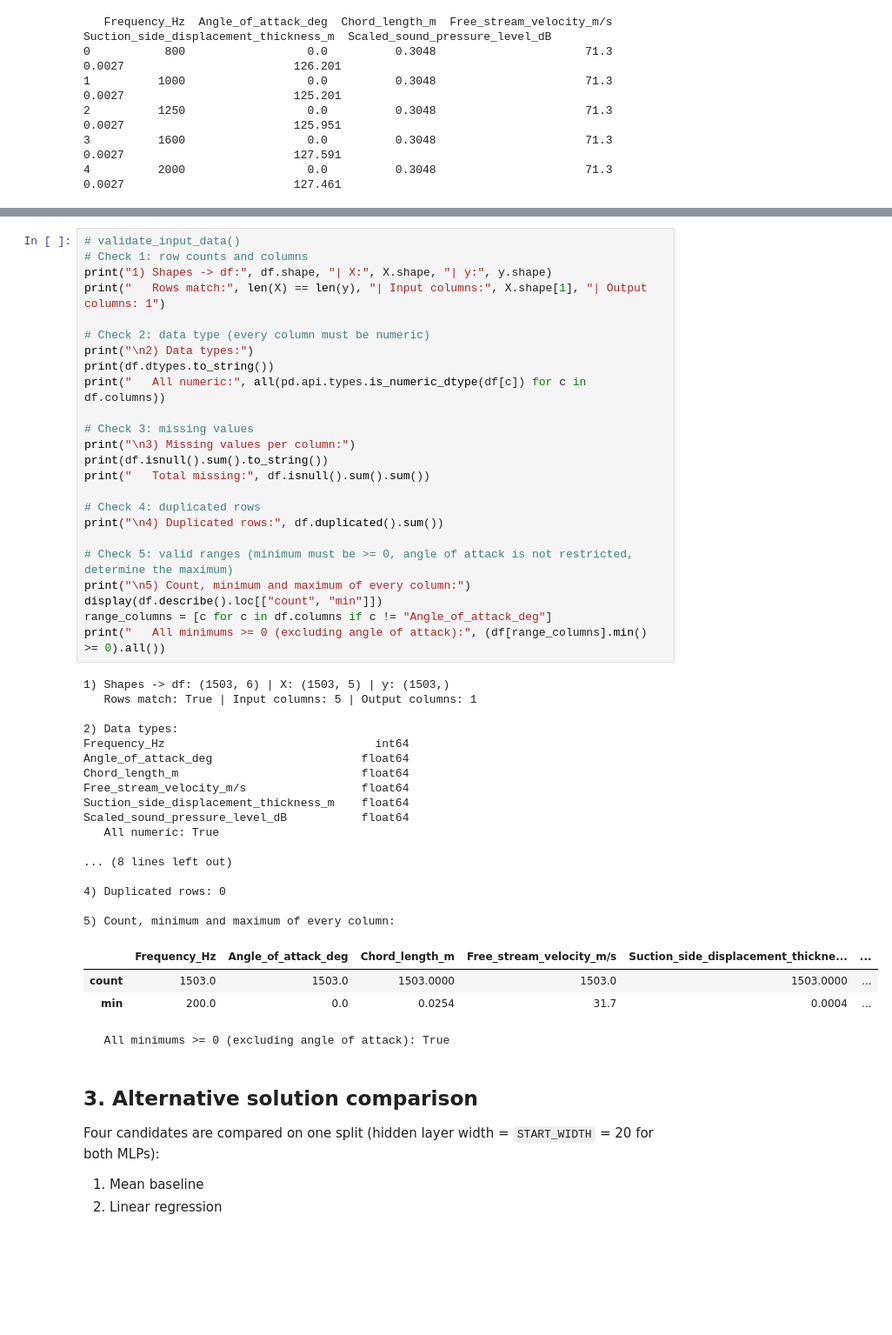
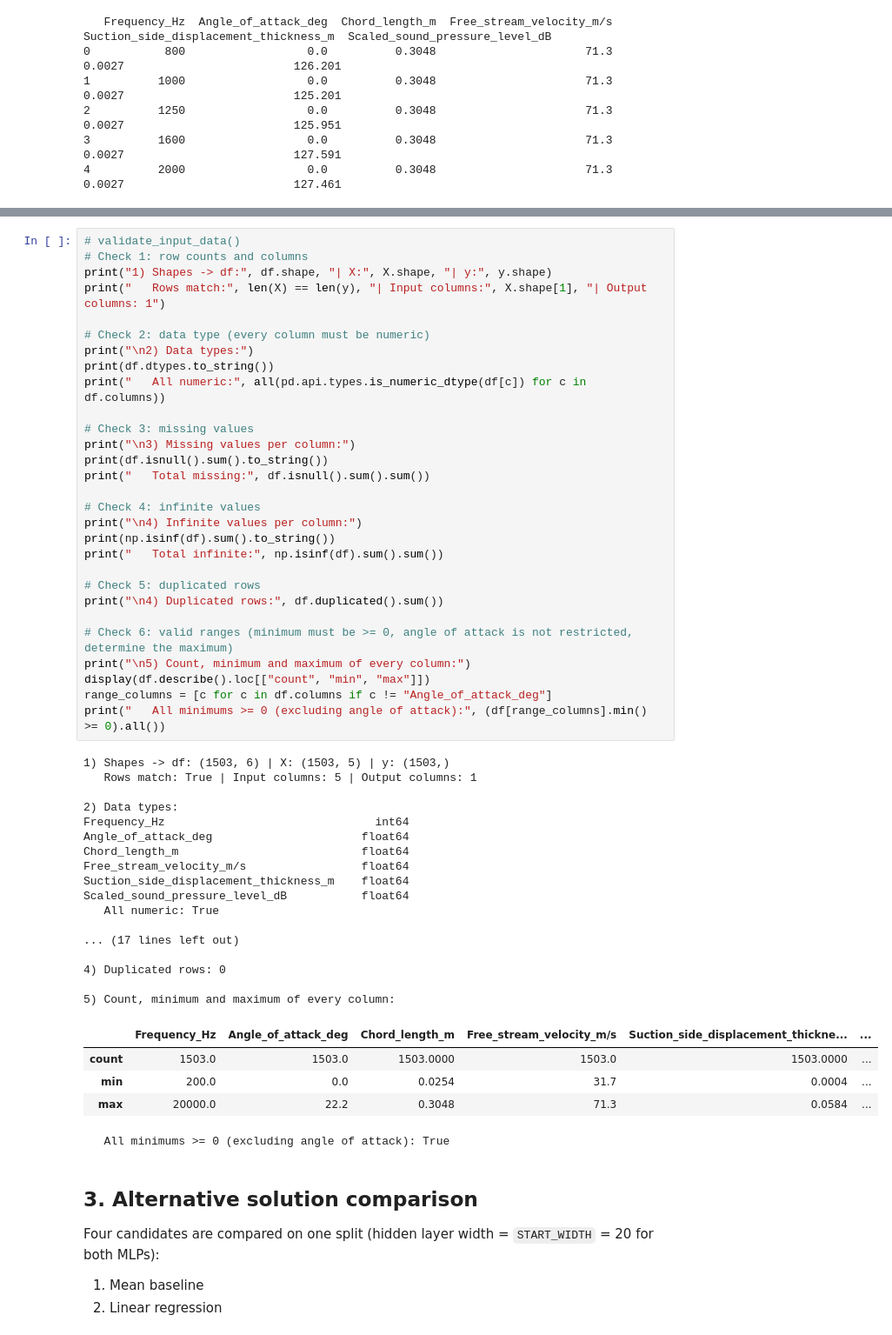
Before and after one commit to wpua0004-dot/MMA3001_airfoil_self_noise_project, a Jupyter notebook: notebooks/airfoil_analysis.ipynb, the cells around one changed output, grey strips where cells are left out. Shown at 87% size. Saved outputs shown, nothing was run; the diff lists cells and outputs as text; blank space fills up the shorter version.

Commit message:
Added check inf and rerun whole thing

```diff
--- a/notebooks/airfoil_analysis.ipynb
+++ b/notebooks/airfoil_analysis.ipynb
@@ -109,37 +111,43 @@ print("   All numeric:", all(pd.api.types.is_numeric_dtype(df[c]) for c in df.co
 # Check 3: missing values
 print("\n3) Missing values per column:")
 print(df.isnull().sum().to_string())
 print("   Total missing:", df.isnull().sum().sum())
 
-# Check 4: duplicated rows
+# Check 4: infinite values
+print("\n4) Infinite values per column:")
+print(np.isinf(df).sum().to_string())
+print("   Total infinite:", np.isinf(df).sum().sum())
+
+# Check 5: duplicated rows
 print("\n4) Duplicated rows:", df.duplicated().sum())
 
-# Check 5: valid ranges (minimum must be >= 0, angle of attack is not restricted, determine the maximum)
+# Check 6: valid ranges (minimum must be >= 0, angle of attack is not restricted, determine the maximum)
 print("\n5) Count, minimum and maximum of every column:")
-display(df.describe().loc[["count", "min"]])
+display(df.describe().loc[["count", "min", "max"]])
 range_columns = [c for c in df.columns if c != "Angle_of_attack_deg"]
 print("   All minimums >= 0 (excluding angle of attack):", (df[range_columns].min() >= 0).all())
 # %% [output]
 1) Shapes -> df: (1503, 6) | X: (1503, 5) | y: (1503,)
    Rows match: True | Input columns: 5 | Output columns: 1
 
 2) Data types:
 Frequency_Hz                               int64
 Angle_of_attack_deg                      float64
 Chord_length_m                           float64
 Free_stream_velocity_m/s                 float64
 Suction_side_displacement_thickness_m    float64
 Scaled_sound_pressure_level_dB           float64
    All numeric: True
 
-... (8 lines left out)
+... (17 lines left out)
 
 4) Duplicated rows: 0
 
 5) Count, minimum and maximum of every column:
 |  | Frequency_Hz | Angle_of_attack_deg | Chord_length_m | Free_stream_velocity_m/s | Suction_side_displacement_thickne... | ... |
 | count | 1503.0 | 1503.0 | 1503.0000 | 1503.0 | 1503.0000 | ... |
 | min | 200.0 | 0.0 | 0.0254 | 31.7 | 0.0004 | ... |
+| max | 20000.0 | 22.2 | 0.3048 | 71.3 | 0.0584 | ... |
    All minimums >= 0 (excluding angle of attack): True
 # %% [markdown]
 ## 3. Alternative solution comparison
```
Also changed, not shown: parts of 4 cells of this notebook, 10 other files.
